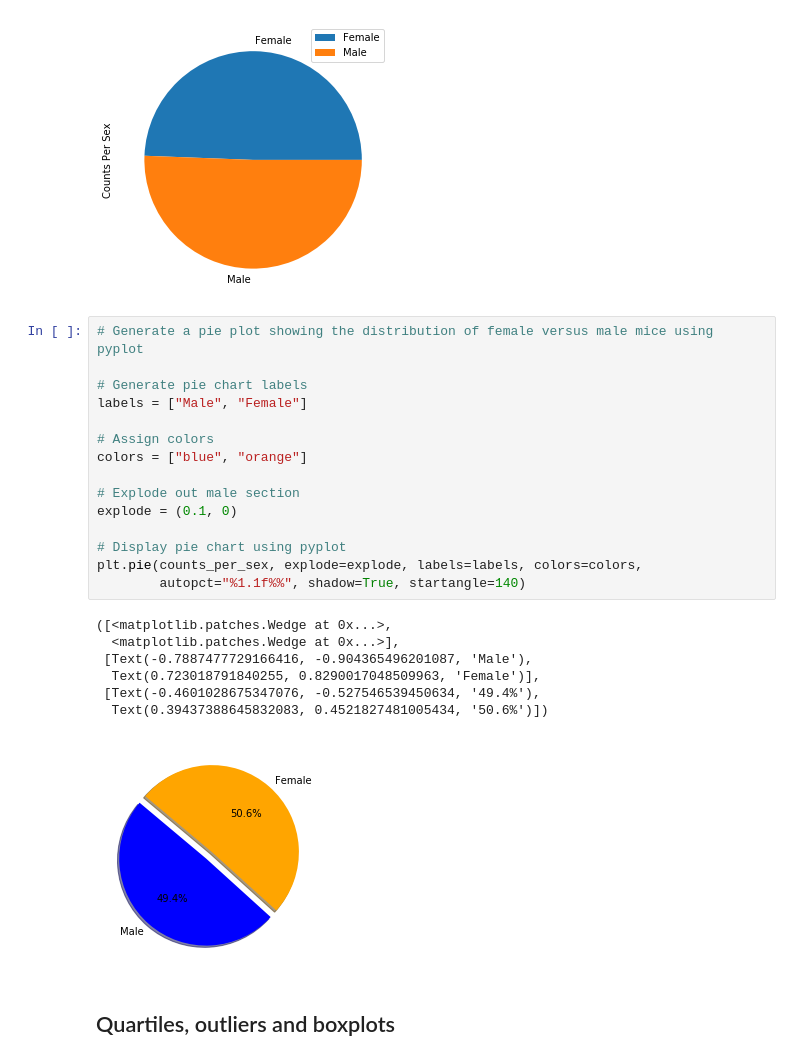
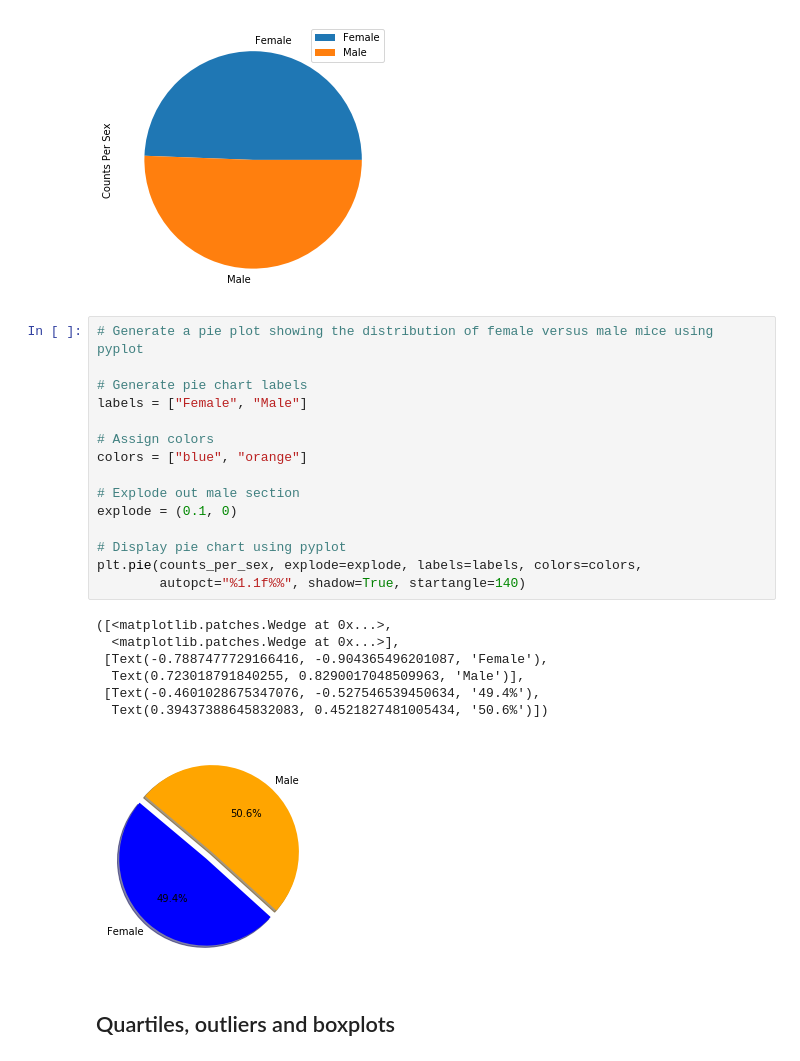
Before and after one commit to Tbwheeler94/Pymaceuticals-Challenge, a Jupyter notebook: Pymaceuticals-Challenge/Pymaceuticals_Challenge_Script.ipynb, the cells around one changed output. Drawn from its saved outputs; the diff is of its cells as text.

```diff
--- a/Pymaceuticals-Challenge/Pymaceuticals_Challenge_Script.ipynb
+++ b/Pymaceuticals-Challenge/Pymaceuticals_Challenge_Script.ipynb
@@ -126,26 +137,26 @@ sex_df.plot.pie(y='Counts Per Sex', figsize=(5, 5))
 # %%
 # Generate a pie plot showing the distribution of female versus male mice using pyplot
 
 # Generate pie chart labels
-labels = ["Male", "Female"]
+labels = ["Female", "Male"]
 
 # Assign colors
 colors = ["blue", "orange"]
 
 # Explode out male section
 explode = (0.1, 0)
 
 # Display pie chart using pyplot
 plt.pie(counts_per_sex, explode=explode, labels=labels, colors=colors,
         autopct="%1.1f%%", shadow=True, startangle=140)
 # %% [output]
 ([<matplotlib.patches.Wedge at 0x...>,
   <matplotlib.patches.Wedge at 0x...>],
- [Text(-0.7887477729166416, -0.904365496201087, 'Male'),
-  Text(0.723018791840255, 0.8290017048509963, 'Female')],
+ [Text(-0.7887477729166416, -0.904365496201087, 'Female'),
+  Text(0.723018791840255, 0.8290017048509963, 'Male')],
  [Text(-0.4601028675347076, -0.527546539450634, '49.4%'),
   Text(0.39437388645832083, 0.4521827481005434, '50.6%')])
-[figure, old version]
+[figure, new version]
 # %% [markdown]
 ## Quartiles, outliers and boxplots
 # %%
```
Also changed, not shown: parts of 2 cells of this notebook.
